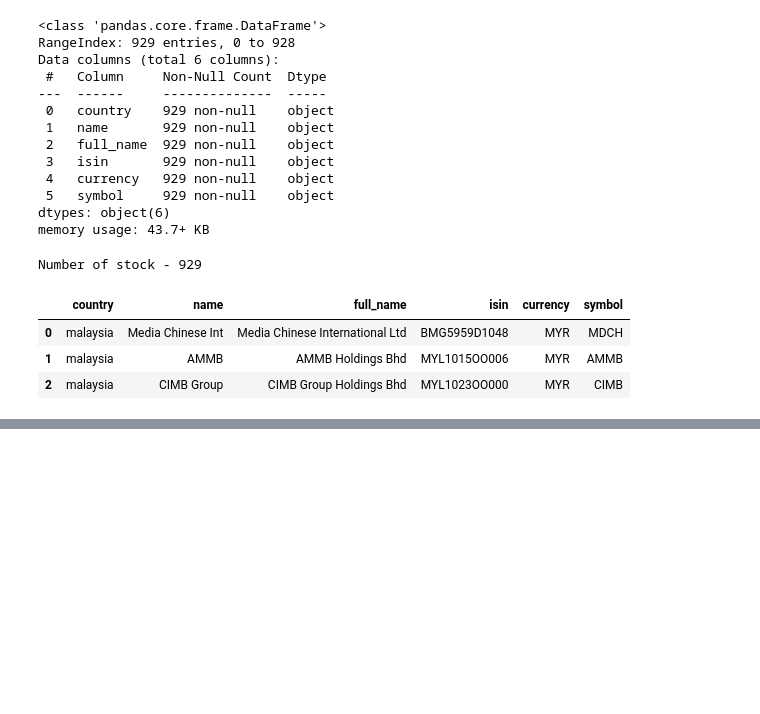
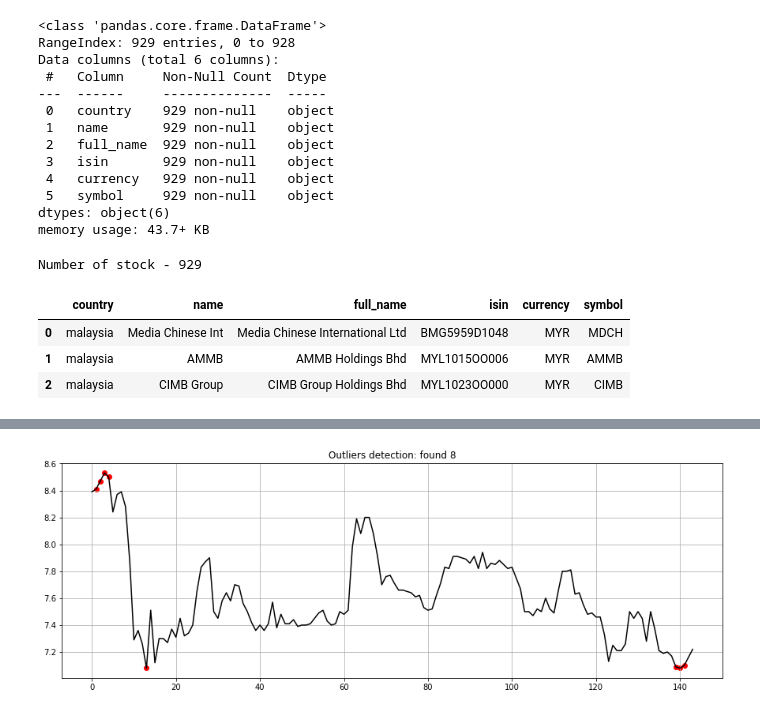
Before and after one commit to mengwangk/investor, a Jupyter notebook: experiment/science/nbdev/nbs/101_data.load.finance.forecast.ipynb, the cells around one changed output, grey strips where cells are left out. Drawn from its saved outputs; the diff is of its cells as text; code cells hidden in the pictures; blank space fills up the shorter version.

```diff
--- a/experiment/science/nbdev/nbs/101_data.load.finance.forecast.ipynb
+++ b/experiment/science/nbdev/nbs/101_data.load.finance.forecast.ipynb
@@ -129,0 +178,5 @@ Date
+# %%
+# outliers
+dtf_outliers = find_outliers(ts, perc=0.05, figsize=(15,5))
+# %% [output]
+[figure, added]
```
Also changed, not shown: parts of 20 cells of this notebook.
